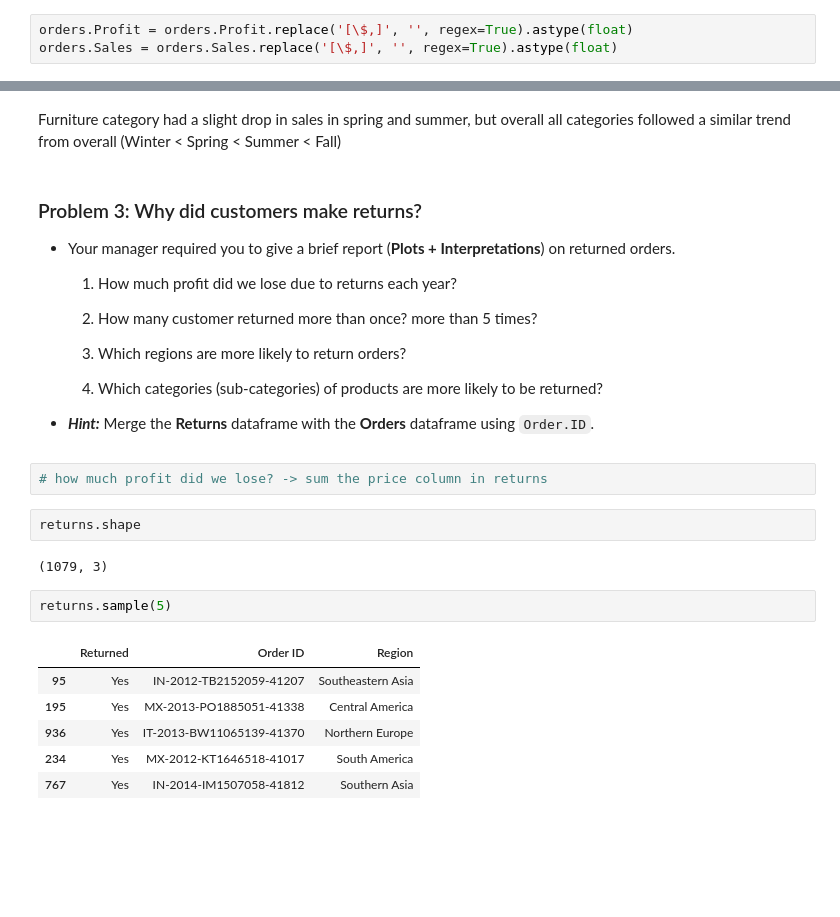
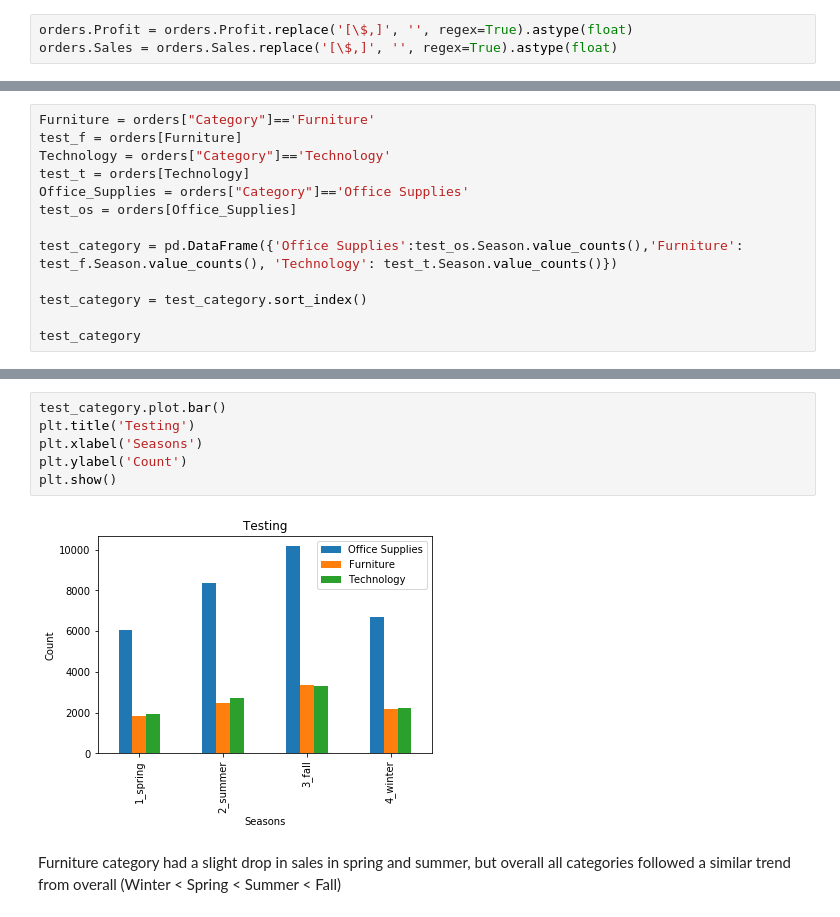
Before and after one commit to pathakg24/ml-learning-lab, a Jupyter notebook: ml_lab_stephen.ipynb, the cells around one changed output, grey strips where cells are left out. Saved outputs shown, nothing was run; the diff lists cells and outputs as text; blank space fills up the shorter version.

```diff
--- a/ml_lab_stephen.ipynb
+++ b/ml_lab_stephen.ipynb
@@ -81,0 +65,13 @@ season_category[season_category.Category =='Technology'].plot.bar()
+# %%
+Furniture = orders["Category"]=='Furniture'
+test_f = orders[Furniture]
+Technology = orders["Category"]=='Technology'
+test_t = orders[Technology]
+Office_Supplies = orders["Category"]=='Office Supplies'
+test_os = orders[Office_Supplies]
+
+test_category = pd.DataFrame({'Office Supplies':test_os.Season.value_counts(),'Furniture': test_f.Season.value_counts(), 'Technology': test_t.Season.value_counts()})
+
+test_category = test_category.sort_index()
+
+test_category
@@ -82,30 +84,10 @@ season_category[season_category.Category =='Technology'].plot.bar()
+# %%
+test_category.plot.bar()
+plt.title('Testing')
+plt.xlabel('Seasons')
+plt.ylabel('Count')
+plt.show()
+# %% [output]
+[figure, added]
 # %% [markdown]
 Furniture category had a slight drop in sales in spring and summer, but overall all categories followed a similar trend from overall (Winter < Spring < Summer < Fall)
-# %% [markdown]
-### Problem 3: Why did customers make returns?
-- Your manager required you to give a brief report (**Plots + Interpretations**) on returned orders.
-
-	1. How much profit did we lose due to returns each year?
-
-	2. How many customer returned more than once? more than 5 times?
-
-	3. Which regions are more likely to return orders?
-
-	4. Which categories (sub-categories) of products are more likely to be returned?
-
-- ***Hint:*** Merge the **Returns** dataframe with the **Orders** dataframe using `Order.ID`.
-# %%
-# how much profit did we lose? -> sum the price column in returns
-# %%
-returns.shape
-# %% [output]
-(1079, 3)
-# %%
-returns.sample(5)
-# %% [output]
-|  | Returned | Order ID | Region |
-| 95 | Yes | IN-2012-TB2152059-41207 | Southeastern Asia |
-| 195 | Yes | MX-2013-PO1885051-41338 | Central America |
-| 936 | Yes | IT-2013-BW11065139-41370 | Northern Europe |
-| 234 | Yes | MX-2012-KT1646518-41017 | South America |
-| 767 | Yes | IN-2014-IM1507058-41812 | Southern Asia |
```
Also changed, not shown: parts of 62 cells of this notebook.
